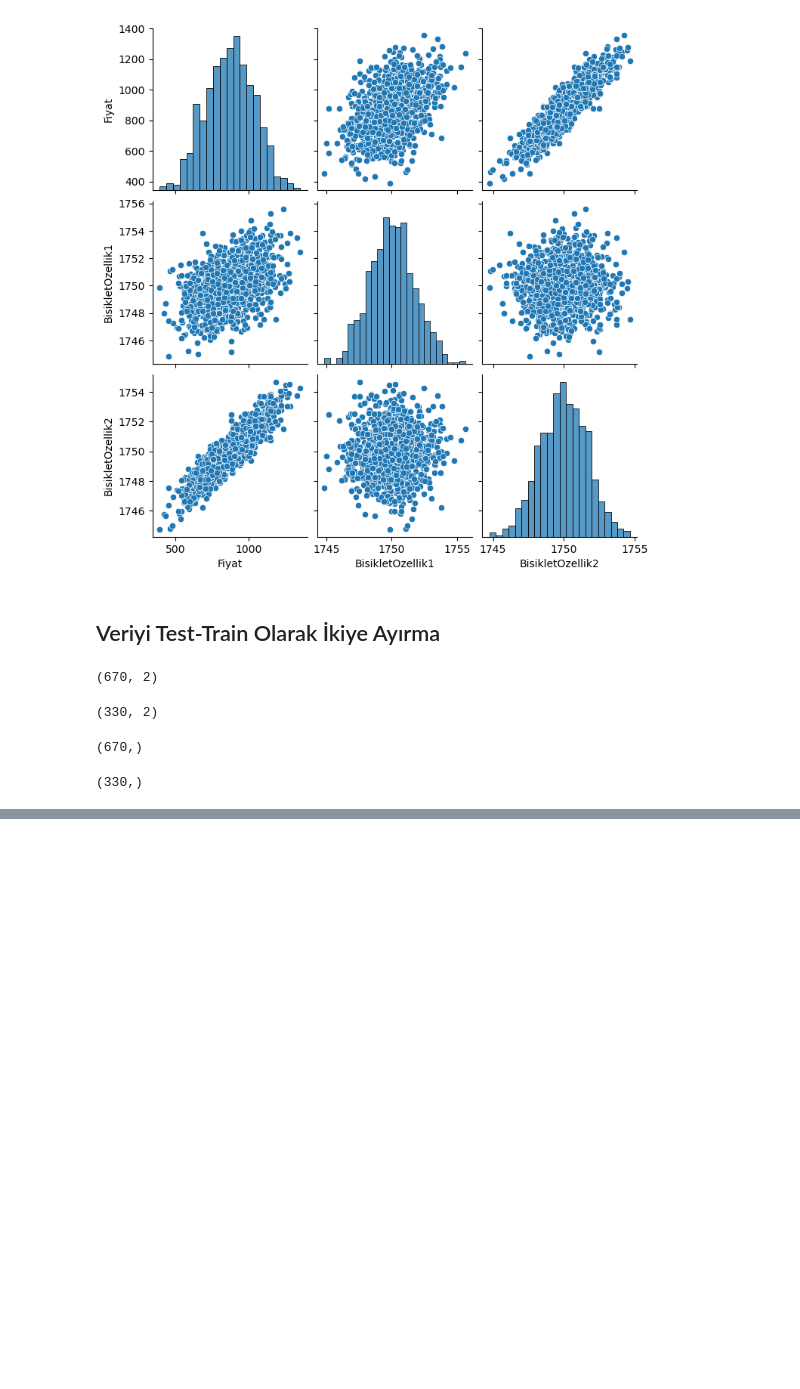
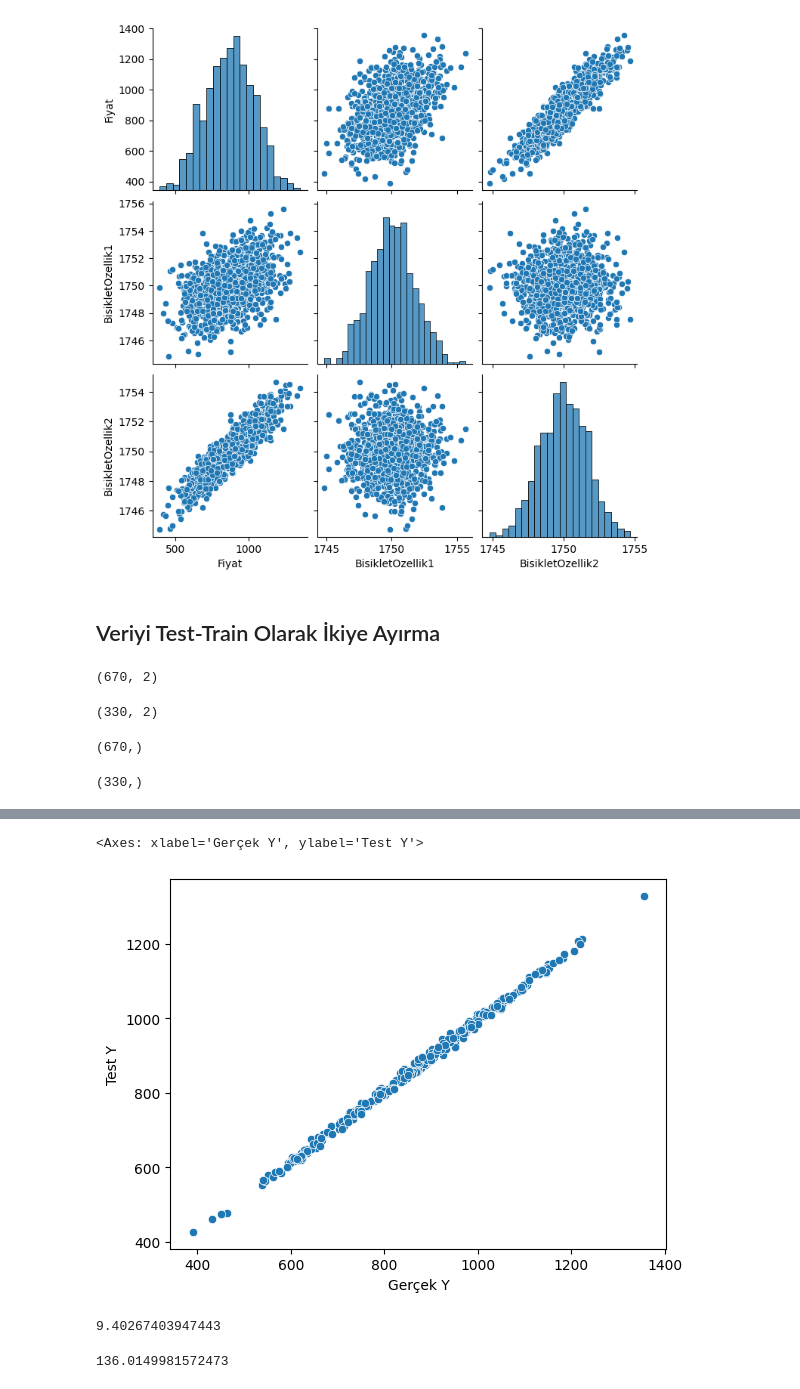
Before and after one commit to Snrbsk/AI-DS-Fundamentals, a Jupyter notebook: TensorflowGiris.ipynb, the cells around one changed output, grey strips where cells are left out. Cells and saved outputs as stored; diff of their text form; code cells hidden in the pictures; blank space fills up the shorter version.

```diff
--- a/TensorflowGiris.ipynb
+++ b/TensorflowGiris.ipynb
@@ -40,0 +135,3 @@ y_test.shape
+# %%
+tahminDf = pd.DataFrame(y_test,columns=["Gerçek Y"])
+tahminDf
@@ -40,0 +152,3 @@ y_test.shape
+# %%
+import numpy as np
+testTahminleri = pd.Series(testTahminleri.reshape(330,))
@@ -40,0 +170,5 @@ y_test.shape
+# %%
+tahminDf = pd.concat([tahminDf, testTahminleri],axis=1)
+# %%
+tahminDf.columns = (["Gerçek Y","Test Y"])
+tahminDf
@@ -40,0 +189,5 @@ y_test.shape
+# %%
+sbn.scatterplot(x="Gerçek Y", y="Test Y", data = tahminDf)
+# %% [output]
+<Axes: xlabel='Gerçek Y', ylabel='Test Y'>
+[figure, added]
@@ -40,0 +196,8 @@ y_test.shape
+# %%
+mae(tahminDf['Gerçek Y'],tahminDf['Test Y'])
+# %% [output]
+9.40267403947443
+# %%
+mse(tahminDf['Gerçek Y'],tahminDf['Test Y'])
+# %% [output]
+136.0149981572473
```
Also changed, not shown: parts of 23 cells of this notebook, 7 other files.
